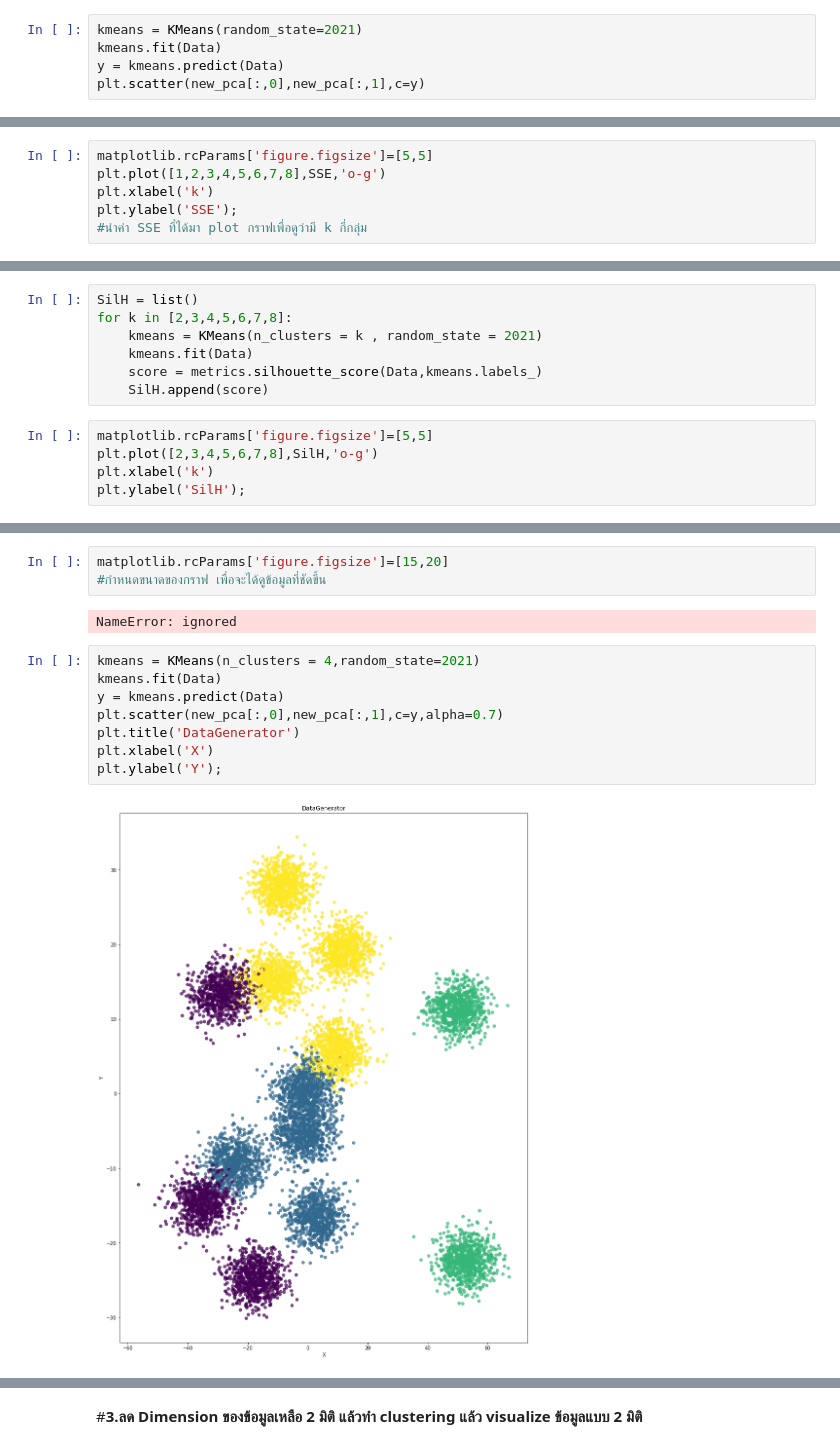
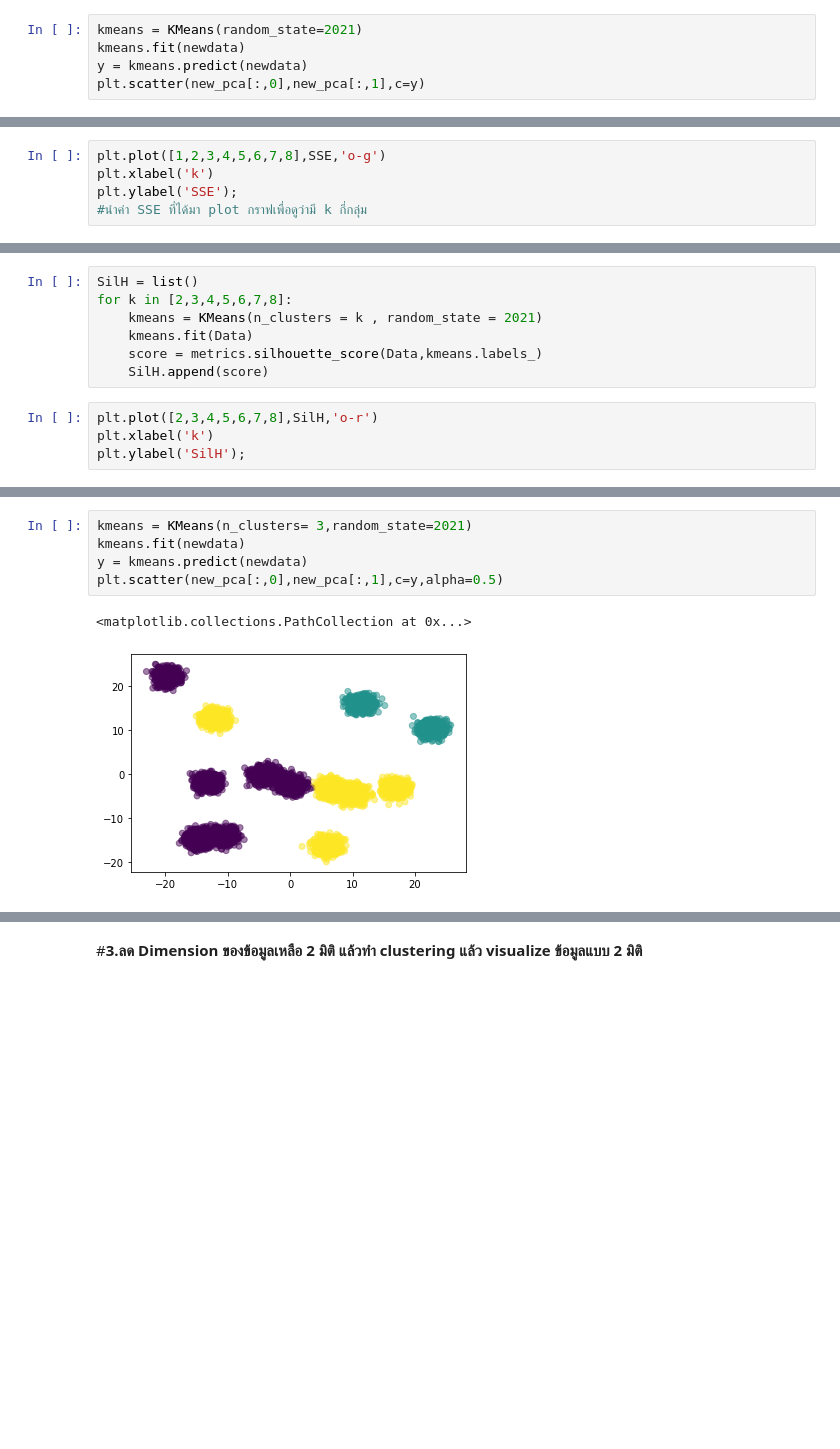
Before and after one commit to Nunticha24/Multivariate, a Jupyter notebook: Multivariate_Exam.ipynb, the cells around one changed output, grey strips where cells are left out. Saved outputs shown, nothing was run; the diff lists cells and outputs as text; blank space fills up the shorter version.

```diff
--- a/Multivariate_Exam.ipynb
+++ b/Multivariate_Exam.ipynb
@@ -175,8 +177,8 @@ new_pca = pca.fit_transform(Data)
 import matplotlib.pyplot as plt
 # %%
 kmeans = KMeans(random_state=2021)
-kmeans.fit(Data)
-y = kmeans.predict(Data)
+kmeans.fit(newdata)
+y = kmeans.predict(newdata)
 plt.scatter(new_pca[:,0],new_pca[:,1],c=y)
 # %% [output]
 <matplotlib.collections.PathCollection at 0x...>
@@ -206,7 +208,6 @@ SSE
  5320747.510562791,
  4223015.069657261]
 # %%
-matplotlib.rcParams['figure.figsize']=[5,5]
 plt.plot([1,2,3,4,5,6,7,8],SSE,'o-g')
 plt.xlabel('k')
 plt.ylabel('SSE');
@@ -228,8 +229,7 @@ for k in [2,3,4,5,6,7,8]:
     score = metrics.silhouette_score(Data,kmeans.labels_)
     SilH.append(score)
 # %%
-matplotlib.rcParams['figure.figsize']=[5,5]
-plt.plot([2,3,4,5,6,7,8],SilH,'o-g')
+plt.plot([2,3,4,5,6,7,8],SilH,'o-r')
 plt.xlabel('k')
 plt.ylabel('SilH');
 # %% [output]
@@ -241,15 +237,8 @@ NameError: ignored
-# %%
-matplotlib.rcParams['figure.figsize']=[15,20]
-#กำหนดขนาดของกราฟ เพื่อจะได้ดูข้อมูลที่ชัดขึ้น
-# %% [output]
-NameError: ignored
 # %%
-kmeans = KMeans(n_clusters = 4,random_state=2021)
-kmeans.fit(Data)
-y = kmeans.predict(Data)
-plt.scatter(new_pca[:,0],new_pca[:,1],c=y,alpha=0.7)
-plt.title('DataGenerator')
-plt.xlabel('X')
-plt.ylabel('Y');
+kmeans = KMeans(n_clusters= 3,random_state=2021)
+kmeans.fit(newdata)
+y = kmeans.predict(newdata)
+plt.scatter(new_pca[:,0],new_pca[:,1],c=y,alpha=0.5)
 # %% [output]
+<matplotlib.collections.PathCollection at 0x...>
-[figure, old version]
+[figure, new version]
```
Also changed, not shown: parts of 29 cells of this notebook.
